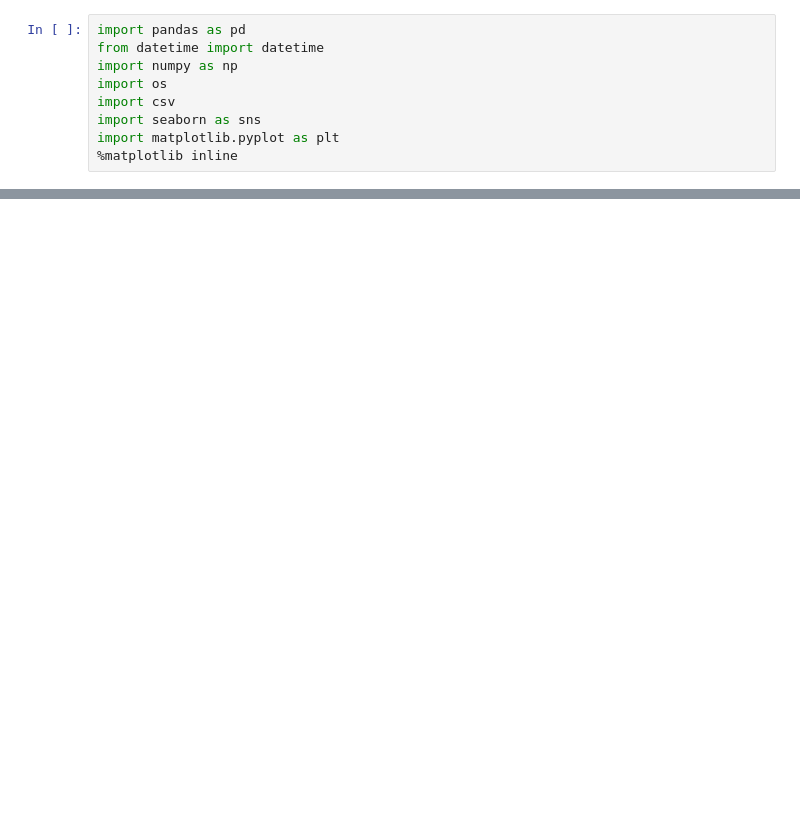
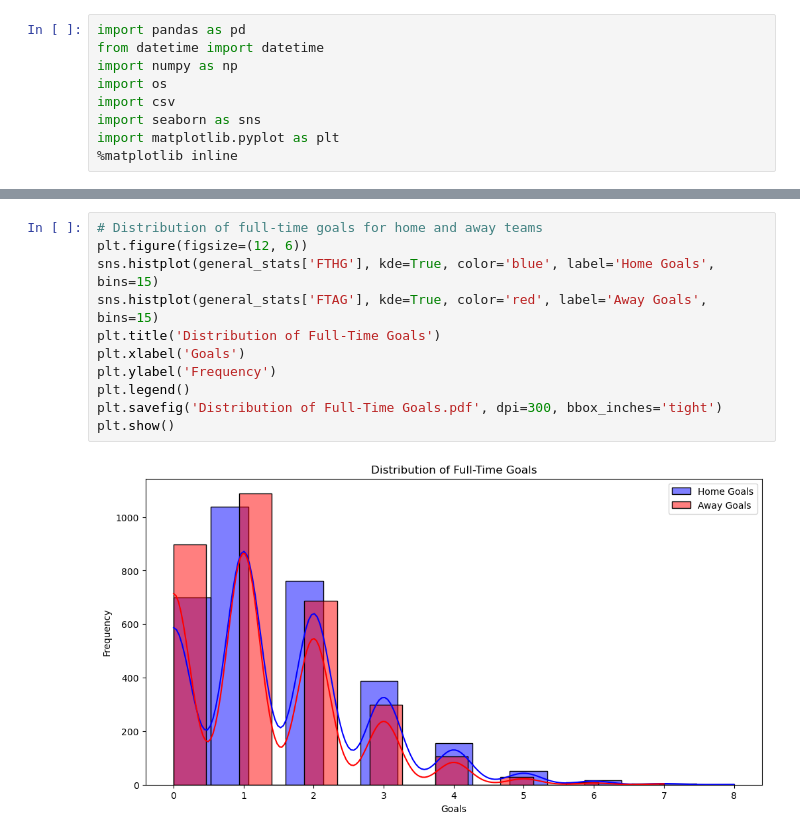
Before and after one commit to giuseppe-evola/Predict-Serie-A-matches-implement-Betting-strategy, a Jupyter notebook: Data_analysis.ipynb, the cells around one changed output, grey strips where cells are left out. Drawn from its saved outputs; the diff is of its cells as text; blank space fills up the shorter version.

```diff
--- a/Data_analysis.ipynb
+++ b/Data_analysis.ipynb
@@ -78,0 +143,13 @@ ISPIRAZIONE:
+# %%
+# Distribution of full-time goals for home and away teams
+plt.figure(figsize=(12, 6))
+sns.histplot(general_stats['FTHG'], kde=True, color='blue', label='Home Goals', bins=15)
+sns.histplot(general_stats['FTAG'], kde=True, color='red', label='Away Goals', bins=15)
+plt.title('Distribution of Full-Time Goals')
+plt.xlabel('Goals')
+plt.ylabel('Frequency')
+plt.legend()
+plt.savefig('Distribution of Full-Time Goals.pdf', dpi=300, bbox_inches='tight')
+plt.show()
+# %% [output]
+[figure, added]
```
Also changed, not shown: parts of 60 cells of this notebook.
